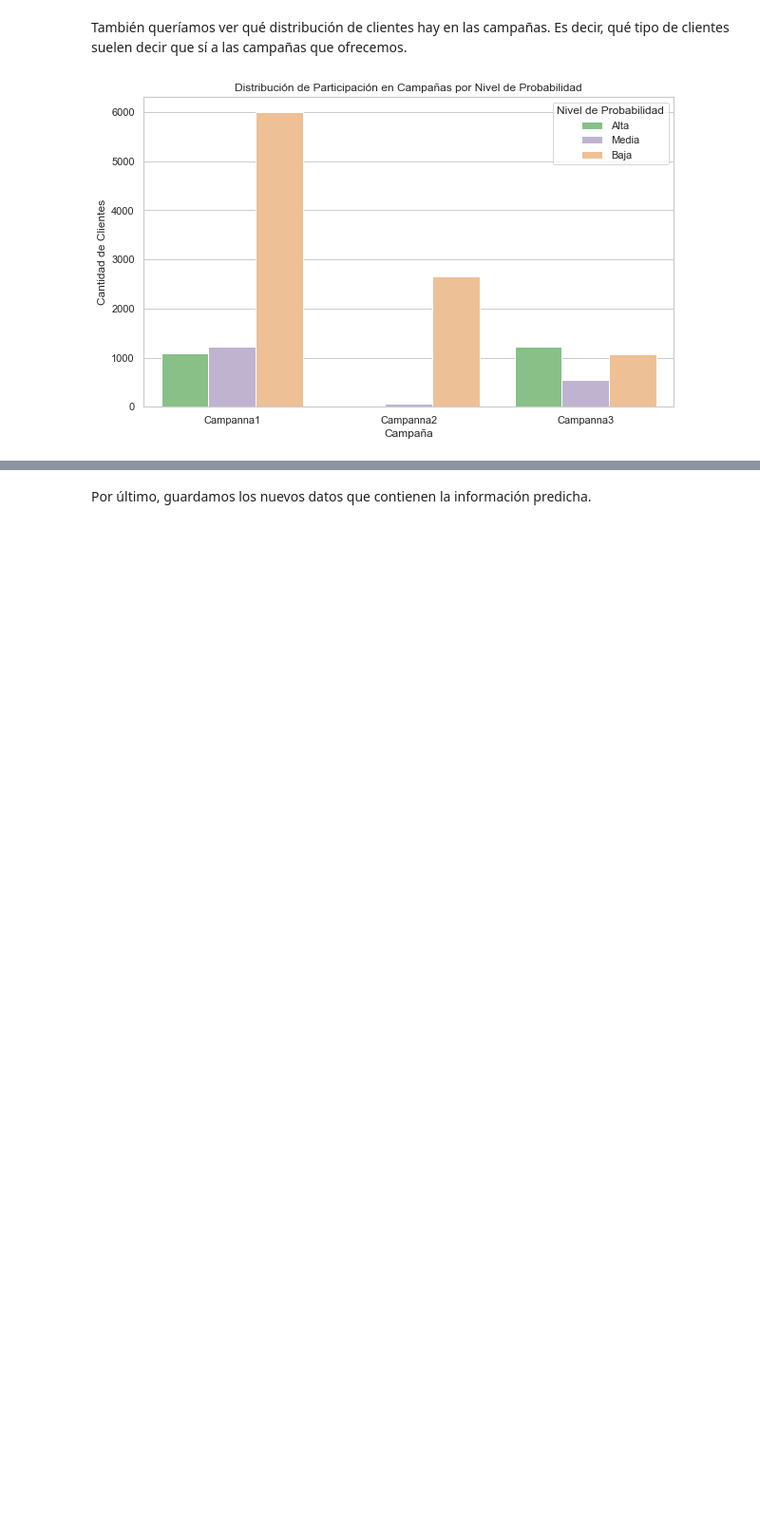
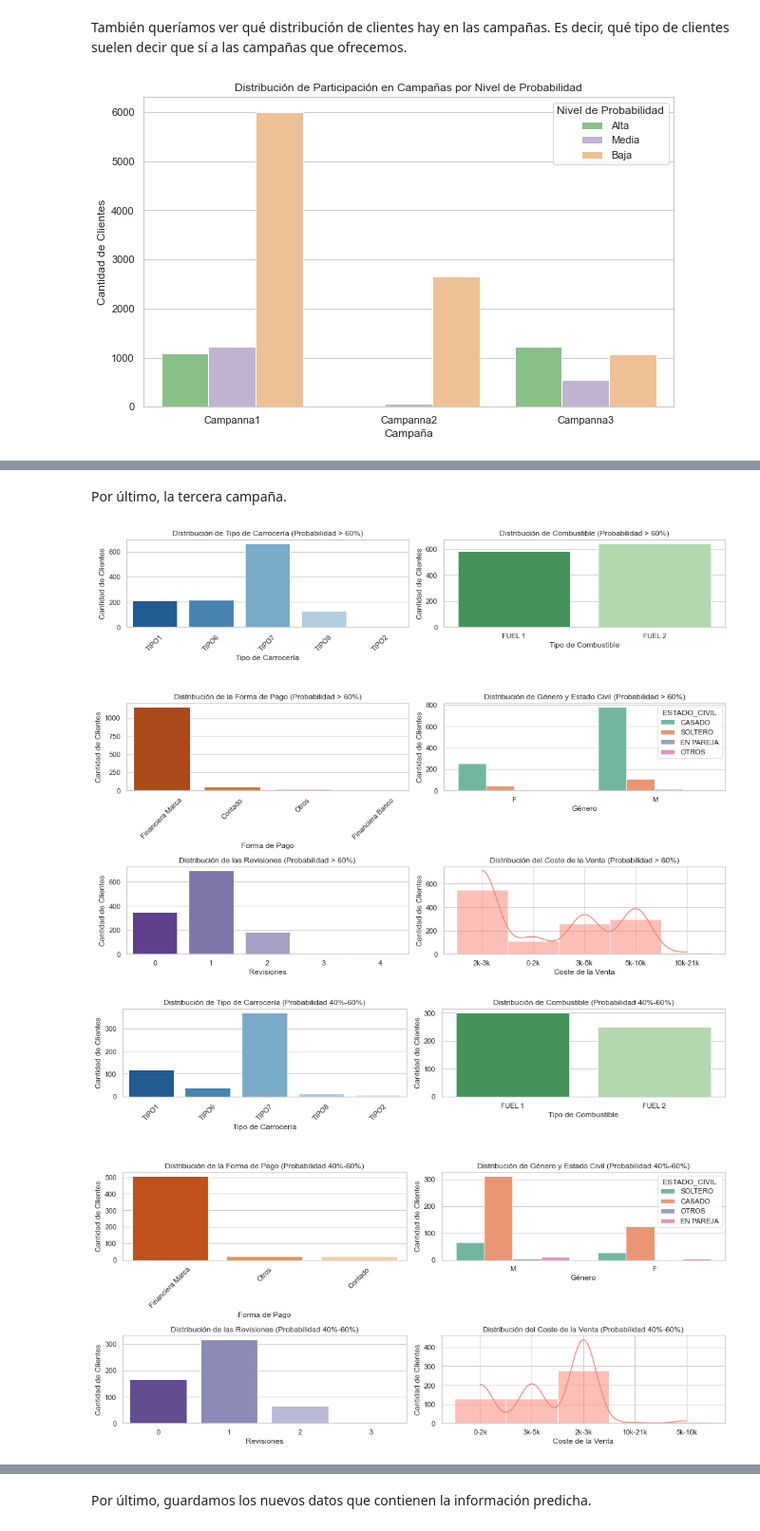
Before and after one commit to lauralardies/caso_practico_1, a Jupyter notebook: Caso Práctico/analisis/analisis_predicciones.ipynb, the cells around one changed output, grey strips where cells are left out. Shown at 95% size. Saved outputs shown, nothing was run; the diff lists cells and outputs as text; code cells hidden in the pictures; blank space fills up the shorter version.

```diff
--- a/Caso Práctico/analisis/analisis_predicciones.ipynb
+++ b/Caso Práctico/analisis/analisis_predicciones.ipynb
@@ -341,0 +384,15 @@ distribucion_campannas(clientes_filtrados)
+# %% [markdown]
+Por último, la tercera campaña.
+# %%
+# Filtramos por probabilidad
+alta_campanna3 = campanna3[campanna3['Probabilidad'] == 'Alta']
+media_campanna3 = campanna3[campanna3['Probabilidad'] == 'Media']
+baja_campanna3 = campanna3[campanna3['Probabilidad'] == 'Baja']
+
+# Graficamos los perfiles de los clientes.
+graficar_perfiles_clientes(alta_campanna3, '> 60%')
+graficar_perfiles_clientes(media_campanna3, '40%-60%')
+graficar_perfiles_clientes(baja_campanna3, '< 40%')
+# %% [output]
+[figure, added]
+[figure, added]
```
Also changed, not shown: parts of 8 cells of this notebook.
